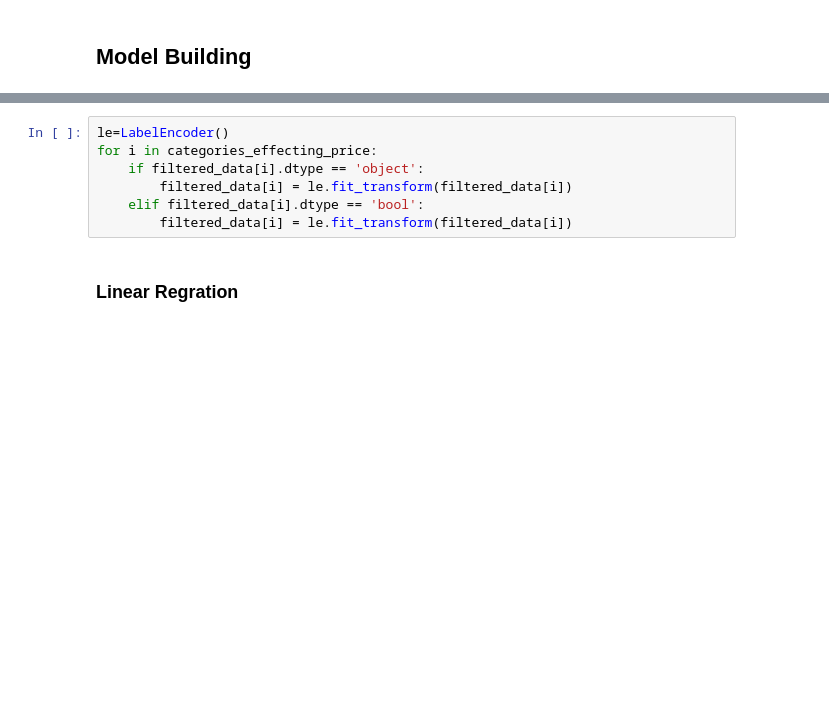
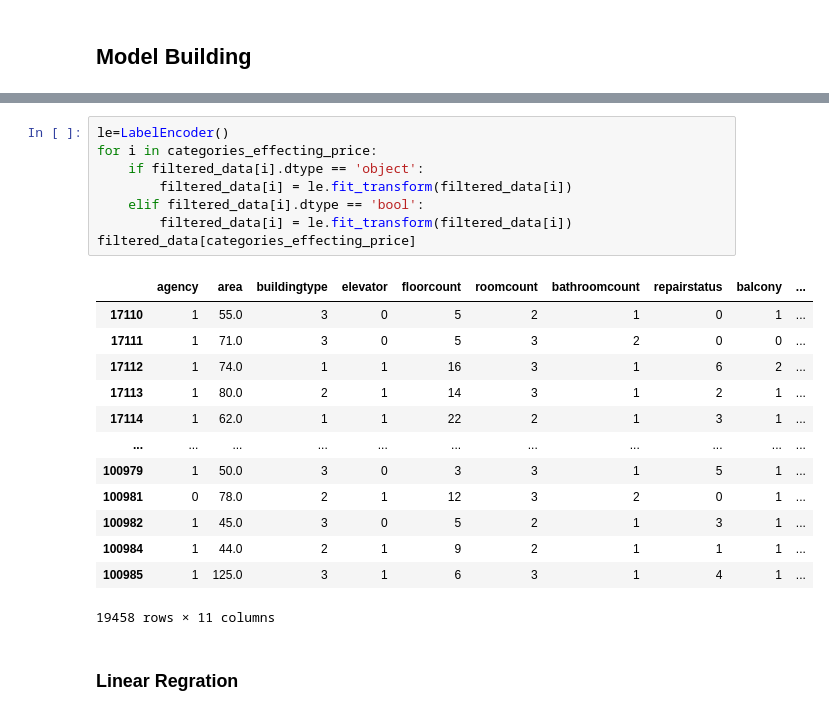
Before and after one commit to RobertArustamyan/EstateAnalysis, a Jupyter notebook: Analyse.ipynb, the cells around one changed output, grey strips where cells are left out. Cells and saved outputs as stored; diff of their text form; blank space fills up the shorter version.

Commit message:
Created data_analyze file

```diff
--- a/Analyse.ipynb
+++ b/Analyse.ipynb
@@ -86,10 +100,25 @@ filtered_data = filtered_data[filtered_data['floorcount'] <= 23]
 # %%
 le=LabelEncoder()
 for i in categories_effecting_price:
     if filtered_data[i].dtype == 'object':
         filtered_data[i] = le.fit_transform(filtered_data[i])
     elif filtered_data[i].dtype == 'bool':
         filtered_data[i] = le.fit_transform(filtered_data[i])
+filtered_data[categories_effecting_price]
+# %% [output]
+|  | agency | area | buildingtype | elevator | floorcount | roomcount | bathroomcount | repairstatus | balcony | ... |
+| 17110 | 1 | 55.0 | 3 | 0 | 5 | 2 | 1 | 0 | 1 | ... |
+| 17111 | 1 | 71.0 | 3 | 0 | 5 | 3 | 2 | 0 | 0 | ... |
+| 17112 | 1 | 74.0 | 1 | 1 | 16 | 3 | 1 | 6 | 2 | ... |
+| 17113 | 1 | 80.0 | 2 | 1 | 14 | 3 | 1 | 2 | 1 | ... |
+| 17114 | 1 | 62.0 | 1 | 1 | 22 | 2 | 1 | 3 | 1 | ... |
+| ... | ... | ... | ... | ... | ... | ... | ... | ... | ... | ... |
+| 100979 | 1 | 50.0 | 3 | 0 | 3 | 3 | 1 | 5 | 1 | ... |
+| 100981 | 0 | 78.0 | 2 | 1 | 12 | 3 | 2 | 0 | 1 | ... |
+| 100982 | 1 | 45.0 | 3 | 0 | 5 | 2 | 1 | 3 | 1 | ... |
+| 100984 | 1 | 44.0 | 2 | 1 | 9 | 2 | 1 | 1 | 1 | ... |
+| 100985 | 1 | 125.0 | 3 | 1 | 6 | 3 | 1 | 4 | 1 | ... |
+19458 rows × 11 columns
 # %% [markdown]
 ### **Linear Regration**
 # %% [markdown]
```
Also changed, not shown: parts of 7 cells of this notebook, 1 other file.
